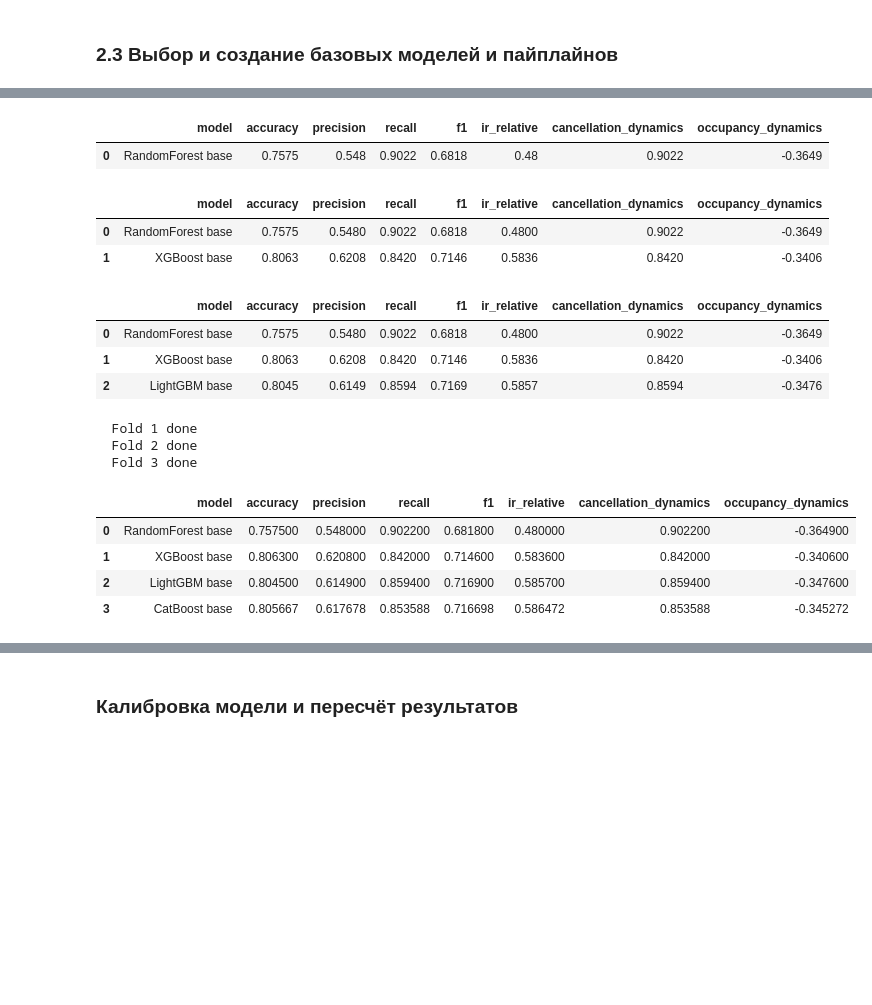
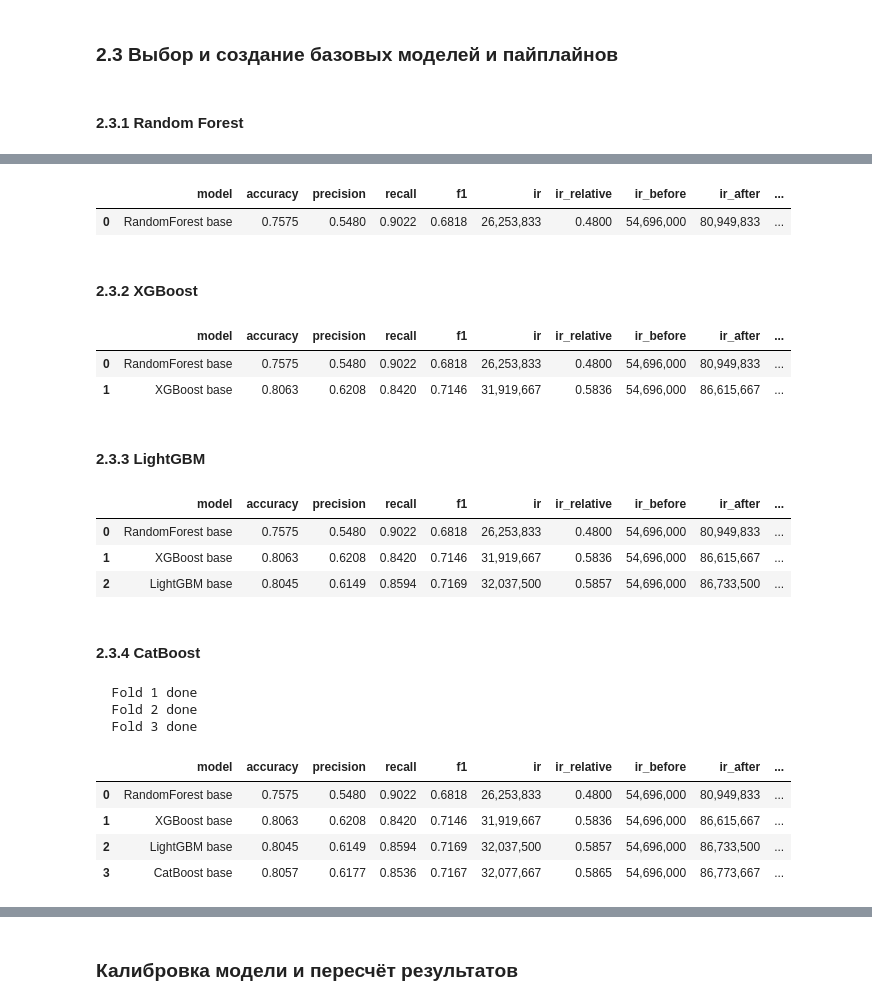
Before and after one commit to TemaQDX/project_module_04_urbanstay, a Jupyter notebook: project_module_04_urbanstay_Artem_Burov.ipynb, the cells around one changed output, grey strips where cells are left out. Drawn from its saved outputs; the diff is of its cells as text; code cells hidden in the pictures; blank space fills up the shorter version.

```diff
--- a/project_module_04_urbanstay_Artem_Burov.ipynb
+++ b/project_module_04_urbanstay_Artem_Burov.ipynb
@@ -1917,6 +1986,8 @@ scorers = {
 }
 # %% [markdown]
 ### 2.3 Выбор и создание базовых моделей и пайплайнов
+# %% [markdown]
+#### 2.3.1 Random Forest
 # %%
 # В качестве базовых выбираем 4 модели на основе вешающих деревьев: RandomForest, XGBoost, LightGBM, CatBoost
 # ===========================================================================================================
@@ -1987,10 +2058,13 @@ cv_results_rfc_base = cross_validate(
 )
 
 df_cv_results = update_metrics_df(metrics_dict=cv_results_rfc_base, model_name='RandomForest base')
-df_cv_results
+
+format_cv_results(df_cv_results)
 # %% [output]
-|  | model | accuracy | precision | recall | f1 | ir_relative | cancellation_dynamics | occupancy_dynamics |
-| 0 | RandomForest base | 0.7575 | 0.548 | 0.9022 | 0.6818 | 0.48 | 0.9022 | -0.3649 |
+|  | model | accuracy | precision | recall | f1 | ir | ir_relative | ir_before | ir_after | ... |
+| 0 | RandomForest base | 0.7575 | 0.5480 | 0.9022 | 0.6818 | 26,253,833 | 0.4800 | 54,696,000 | 80,949,833 | ... |
+# %% [markdown]
+#### 2.3.2 XGBoost
 # %%
 # XGBoost
 
@@ -2024,11 +2098,14 @@ cv_results_xgboost_base = cross_validate(
 )
 
 df_cv_results = update_metrics_df(metrics_dict=cv_results_xgboost_base, model_name='XGBoost base', df_in=df_cv_results)
-df_cv_results
+
+format_cv_results(df_cv_results)
 # %% [output]
-|  | model | accuracy | precision | recall | f1 | ir_relative | cancellation_dynamics | occupancy_dynamics |
-| 0 | RandomForest base | 0.7575 | 0.5480 | 0.9022 | 0.6818 | 0.4800 | 0.9022 | -0.3649 |
-| 1 | XGBoost base | 0.8063 | 0.6208 | 0.8420 | 0.7146 | 0.5836 | 0.8420 | -0.3406 |
+|  | model | accuracy | precision | recall | f1 | ir | ir_relative | ir_before | ir_after | ... |
+| 0 | RandomForest base | 0.7575 | 0.5480 | 0.9022 | 0.6818 | 26,253,833 | 0.4800 | 54,696,000 | 80,949,833 | ... |
+| 1 | XGBoost base | 0.8063 | 0.6208 | 0.8420 | 0.7146 | 31,919,667 | 0.5836 | 54,696,000 | 86,615,667 | ... |
+# %% [markdown]
+#### 2.3.3 LightGBM
 # %%
 # LightGBM
 
@@ -2060,12 +2137,15 @@ cv_results_lightgbm_base = cross_validate(
 )
 
 df_cv_results = update_metrics_df(metrics_dict=cv_results_lightgbm_base, model_name='LightGBM base', df_in=df_cv_results)
-df_cv_results
+
+format_cv_results(df_cv_results)
 # %% [output]
-|  | model | accuracy | precision | recall | f1 | ir_relative | cancellation_dynamics | occupancy_dynamics |
-| 0 | RandomForest base | 0.7575 | 0.5480 | 0.9022 | 0.6818 | 0.4800 | 0.9022 | -0.3649 |
-| 1 | XGBoost base | 0.8063 | 0.6208 | 0.8420 | 0.7146 | 0.5836 | 0.8420 | -0.3406 |
-| 2 | LightGBM base | 0.8045 | 0.6149 | 0.8594 | 0.7169 | 0.5857 | 0.8594 | -0.3476 |
+|  | model | accuracy | precision | recall | f1 | ir | ir_relative | ir_before | ir_after | ... |
+| 0 | RandomForest base | 0.7575 | 0.5480 | 0.9022 | 0.6818 | 26,253,833 | 0.4800 | 54,696,000 | 80,949,833 | ... |
+| 1 | XGBoost base | 0.8063 | 0.6208 | 0.8420 | 0.7146 | 31,919,667 | 0.5836 | 54,696,000 | 86,615,667 | ... |
+| 2 | LightGBM base | 0.8045 | 0.6149 | 0.8594 | 0.7169 | 32,037,500 | 0.5857 | 54,696,000 | 86,733,500 | ... |
+# %% [markdown]
+#### 2.3.4 CatBoost
 # %%
 # CatBoost
 
@@ -2077,7 +2157,7 @@ params_catboost = {
     'auto_class_weights': 'Balanced'
 }
 # %%
-def cross_validate_catboost(X, y, cv, params, cat_features, model_name, df_in=None):
+def cross_validate_catboost(X, y, cv, params, cat_features, model_name, df_in=None, print_report=True):
     fold_results = []
 
     for fold_idx, (train_idx, val_idx) in enumerate(cv.split(X, y)):
@@ -2099,11 +2179,19 @@ def cross_validate_catboost(X, y, cv, params, cat_features, model_name, df_in=No
             'precision': precision_score(y_val, y_pred),
             'recall': recall_score(y_val, y_pred),
             'f1': f1_score(y_val, y_pred),
+            'ir': _ir(y_val, y_pred),
             'ir_relative': _ir_relative(y_val, y_pred),
+            'ir_before': _ir_before(y_val, y_pred),
+            'ir_after': _ir_after(y_val, y_pred),
             'cancellation_dynamics': _cancellation_dynamics(y_val, y_pred),
+            'cancellation_rate_before': _cancellation_rate_before(y_val, y_pred),
+            'cancellation_rate_after': _cancellation_rate_after(y_val, y_pred),
             'occupancy_dynamics': _occupancy_dynamics(y_val, y_pred),
+            'occupancy_before': _occupancy_before(y_val, y_pred),
+            'occupancy_after': _occupancy_after(y_val, y_pred),
         })
-        print(f'  Fold {fold_idx + 1} done')
+        if print_report:
+            print(f'  Fold {fold_idx + 1} done')
 
     df_fold = pd.DataFrame(fold_results)
     row = {'model': model_name}
@@ -2115,23 +2203,24 @@ def cross_validate_catboost(X, y, cv, params, cat_features, model_name, df_in=No
 # %%
 df_cv_results = cross_validate_catboost(
     X=X_train_val,
     y=y_train_val,
     cv=cv,
     params=params_catboost,
     cat_features=categorical_features,
     model_name='CatBoost base',
     df_in=df_cv_results
 )
-df_cv_results
+
+format_cv_results(df_cv_results)
 # %% [output]
   Fold 1 done
   Fold 2 done
   Fold 3 done
-|  | model | accuracy | precision | recall | f1 | ir_relative | cancellation_dynamics | occupancy_dynamics |
-| 0 | RandomForest base | 0.757500 | 0.548000 | 0.902200 | 0.681800 | 0.480000 | 0.902200 | -0.364900 |
-| 1 | XGBoost base | 0.806300 | 0.620800 | 0.842000 | 0.714600 | 0.583600 | 0.842000 | -0.340600 |
-| 2 | LightGBM base | 0.804500 | 0.614900 | 0.859400 | 0.716900 | 0.585700 | 0.859400 | -0.347600 |
-| 3 | CatBoost base | 0.805667 | 0.617678 | 0.853588 | 0.716698 | 0.586472 | 0.853588 | -0.345272 |
+|  | model | accuracy | precision | recall | f1 | ir | ir_relative | ir_before | ir_after | ... |
+| 0 | RandomForest base | 0.7575 | 0.5480 | 0.9022 | 0.6818 | 26,253,833 | 0.4800 | 54,696,000 | 80,949,833 | ... |
+| 1 | XGBoost base | 0.8063 | 0.6208 | 0.8420 | 0.7146 | 31,919,667 | 0.5836 | 54,696,000 | 86,615,667 | ... |
+| 2 | LightGBM base | 0.8045 | 0.6149 | 0.8594 | 0.7169 | 32,037,500 | 0.5857 | 54,696,000 | 86,733,500 | ... |
+| 3 | CatBoost base | 0.8057 | 0.6177 | 0.8536 | 0.7167 | 32,077,667 | 0.5865 | 54,696,000 | 86,773,667 | ... |
 # %% [markdown]
 ### Вывод по итогам обучения базовых моделей
 
```
Also changed, not shown: parts of 22 cells of this notebook, 4 other files.
